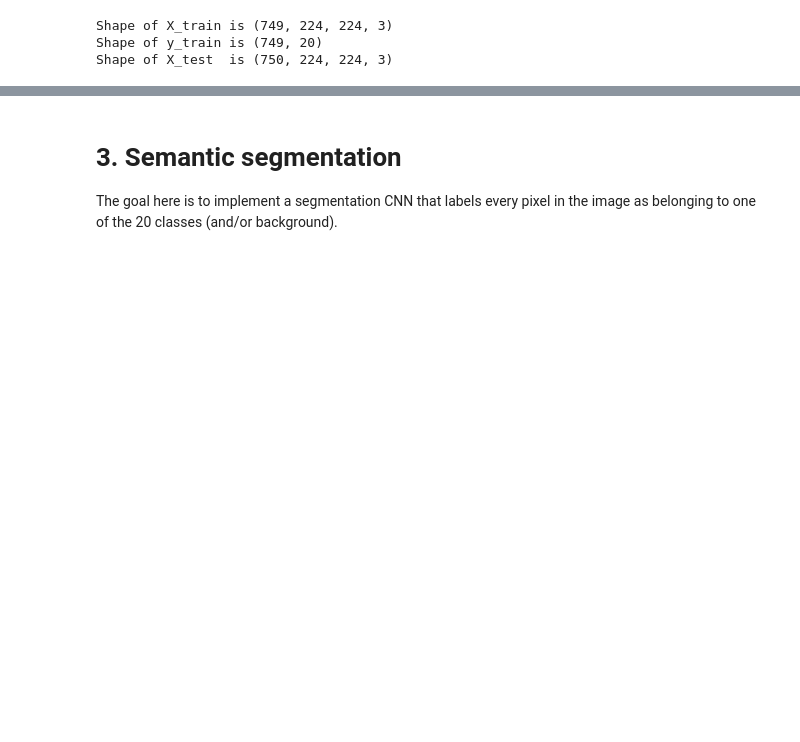
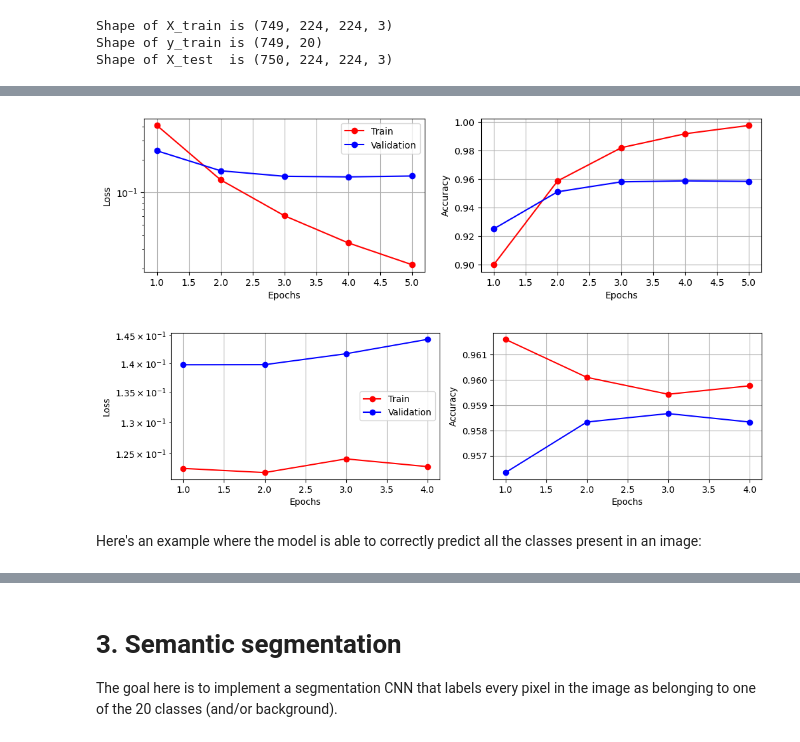
Before and after one commit to ThibeauWouters/ComputerVision_AI_Kuleuven, a Jupyter notebook: GA2/group1-notebook-1.ipynb, the cells around one changed output, grey strips where cells are left out. Saved outputs shown, nothing was run; the diff lists cells and outputs as text; code cells hidden in the pictures; blank space fills up the shorter version.

```diff
--- a/GA2/group1-notebook-1.ipynb
+++ b/GA2/group1-notebook-1.ipynb
@@ -1091,4 +311,0 @@ classification_names = np.array(classification_names)
-# %%
-model = mobv2_m1
-history = model.history.history
-history.keys()
@@ -1117,0 +476,8 @@ plt.show()
+# %%
+if TRAIN_MODELS:
+    classification_model = ClassificationModel(X_train, y_train)
+# %%
+%%capture
+if not TRAIN_MODELS:
+    with open('/kaggle/input/cv-ga2-class-results/classification_model.pickle', 'rb') as handle:
+        classification_model = pickle.load(handle);
@@ -1117,0 +488,8 @@ plt.show()
+# %%
+show_training(classification_model.pre_history.history, acc_key="binary_accuracy")
+show_training(classification_model.history.history, acc_key="binary_accuracy")
+# %% [output]
+[figure, added]
+[figure, added]
+# %% [markdown]
+Here's an example where the model is able to correctly predict all the classes present in an image:
```
Also changed, not shown: parts of 211 cells of this notebook.
